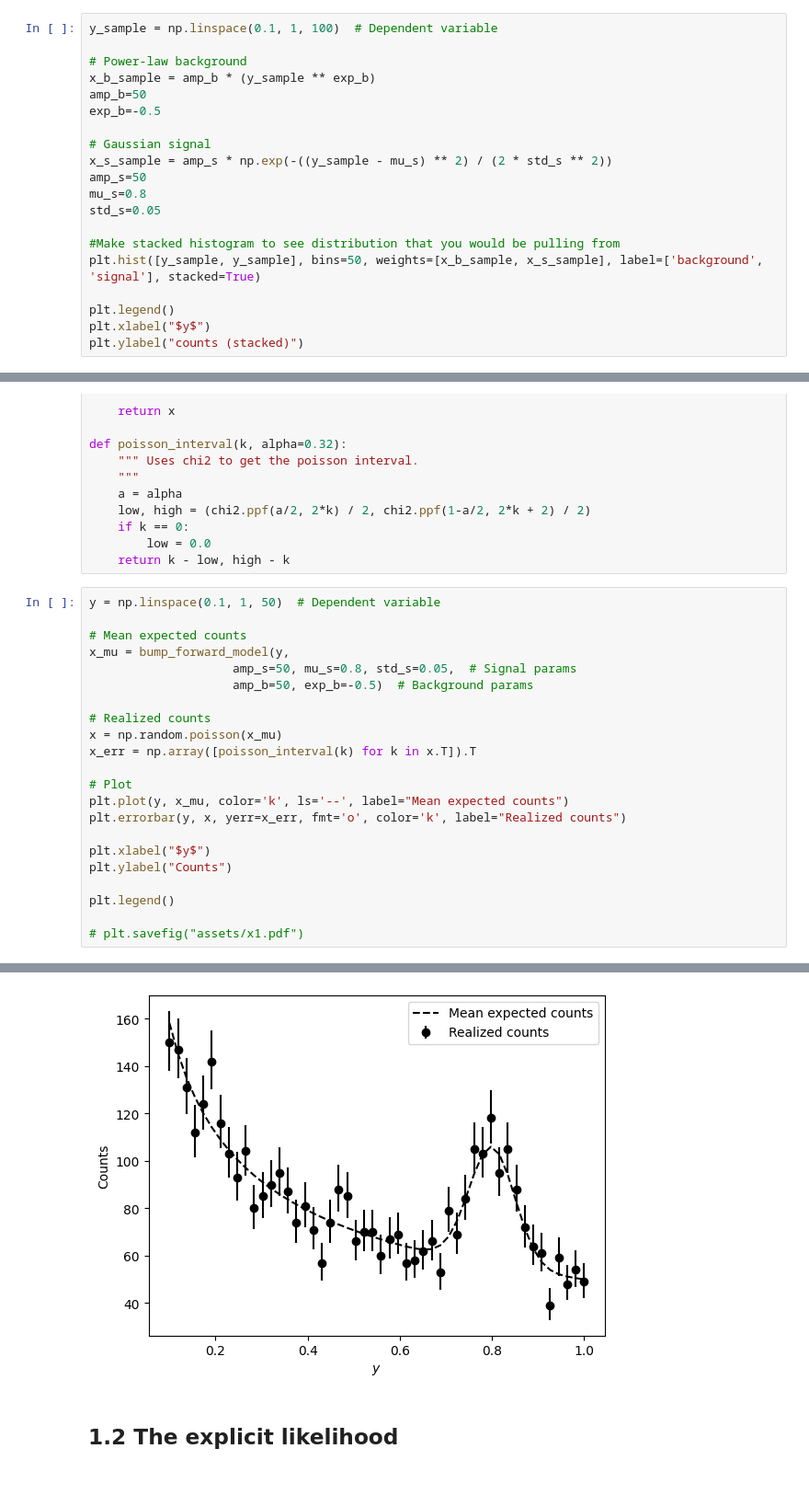
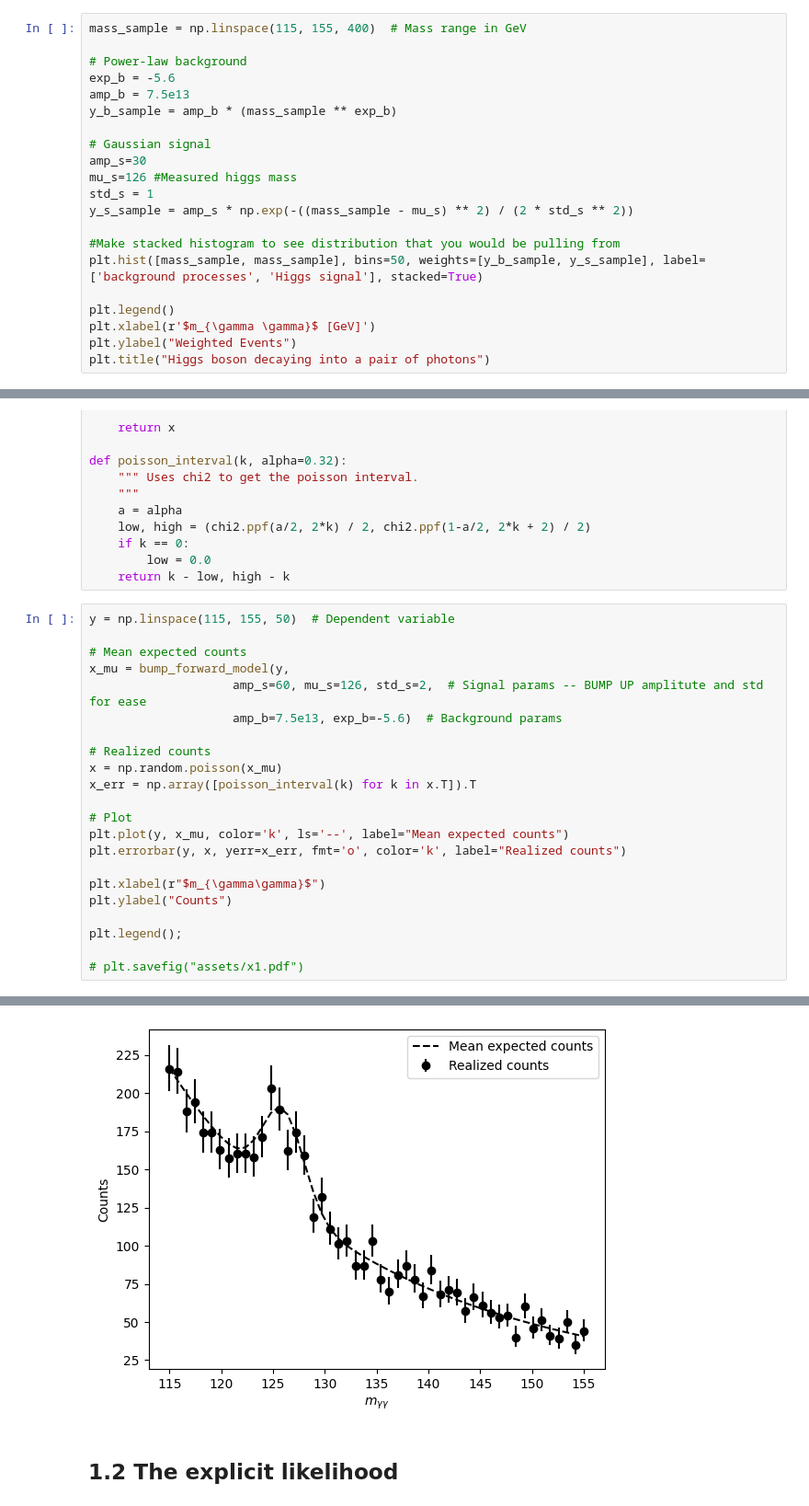
Before and after one commit to jessimic/sbi-tutorial-iaifi, a Jupyter notebook: tutorial.ipynb, the cells around one changed output, grey strips where cells are left out. Shown at 92% size. Drawn from its saved outputs; the diff is of its cells as text; blank space fills up the shorter version.

```diff
--- a/tutorial.ipynb
+++ b/tutorial.ipynb
@@ -64,21 +67,22 @@ $$x \sim \mathrm{Pois}(x_b + x_s)$$
 # %%
-y_sample = np.linspace(0.1, 1, 100)  # Dependent variable
+mass_sample = np.linspace(115, 155, 400)  # Mass range in GeV
 
 # Power-law background
-x_b_sample = amp_b * (y_sample ** exp_b)
-amp_b=50
-exp_b=-0.5
+exp_b = -5.6
+amp_b = 7.5e13
+y_b_sample = amp_b * (mass_sample ** exp_b)
 
 # Gaussian signal
-x_s_sample = amp_s * np.exp(-((y_sample - mu_s) ** 2) / (2 * std_s ** 2))
-amp_s=50
-mu_s=0.8
-std_s=0.05
+amp_s=30
+mu_s=126 #Measured higgs mass
+std_s = 1
+y_s_sample = amp_s * np.exp(-((mass_sample - mu_s) ** 2) / (2 * std_s ** 2))
 
 #Make stacked histogram to see distribution that you would be pulling from
-plt.hist([y_sample, y_sample], bins=50, weights=[x_b_sample, x_s_sample], label=['background', 'signal'], stacked=True)
+plt.hist([mass_sample, mass_sample], bins=50, weights=[y_b_sample, y_s_sample], label=['background processes', 'Higgs signal'], stacked=True)
 
 plt.legend()
-plt.xlabel("$y$")
-plt.ylabel("counts (stacked)")
+plt.xlabel(r'$m_{\gamma \gamma}$ [GeV]')
+plt.ylabel("Weighted Events")
+plt.title("Higgs boson decaying into a pair of photons")
 # %% [output]
@@ -106,12 +112,12 @@ def poisson_interval(k, alpha=0.32):
         low = 0.0
     return k - low, high - k
 # %%
-y = np.linspace(0.1, 1, 50)  # Dependent variable
+y = np.linspace(115, 155, 50)  # Dependent variable
 
 # Mean expected counts
 x_mu = bump_forward_model(y,
-                    amp_s=50, mu_s=0.8, std_s=0.05,  # Signal params
-                    amp_b=50, exp_b=-0.5)  # Background params
+                    amp_s=60, mu_s=126, std_s=2,  # Signal params -- BUMP UP amplitute and std for ease
+                    amp_b=7.5e13, exp_b=-5.6)  # Background params
 
 # Realized counts
 x = np.random.poisson(x_mu)
@@ -121,10 +127,10 @@ x_err = np.array([poisson_interval(k) for k in x.T]).T
 plt.plot(y, x_mu, color='k', ls='--', label="Mean expected counts")
 plt.errorbar(y, x, yerr=x_err, fmt='o', color='k', label="Realized counts")
 
-plt.xlabel("$y$")
+plt.xlabel(r"$m_{\gamma\gamma}$")
 plt.ylabel("Counts")
 
-plt.legend()
+plt.legend();
 
 # plt.savefig("assets/x1.pdf")
 # %% [output]
@@ -132,4 +137,4 @@ plt.legend()
-[figure, old version]
+[figure, new version]
 # %% [markdown]
 ## 1.2 The explicit likelihood
 # %% [markdown]
```
Also changed, not shown: parts of 53 cells of this notebook, 2 other files.
